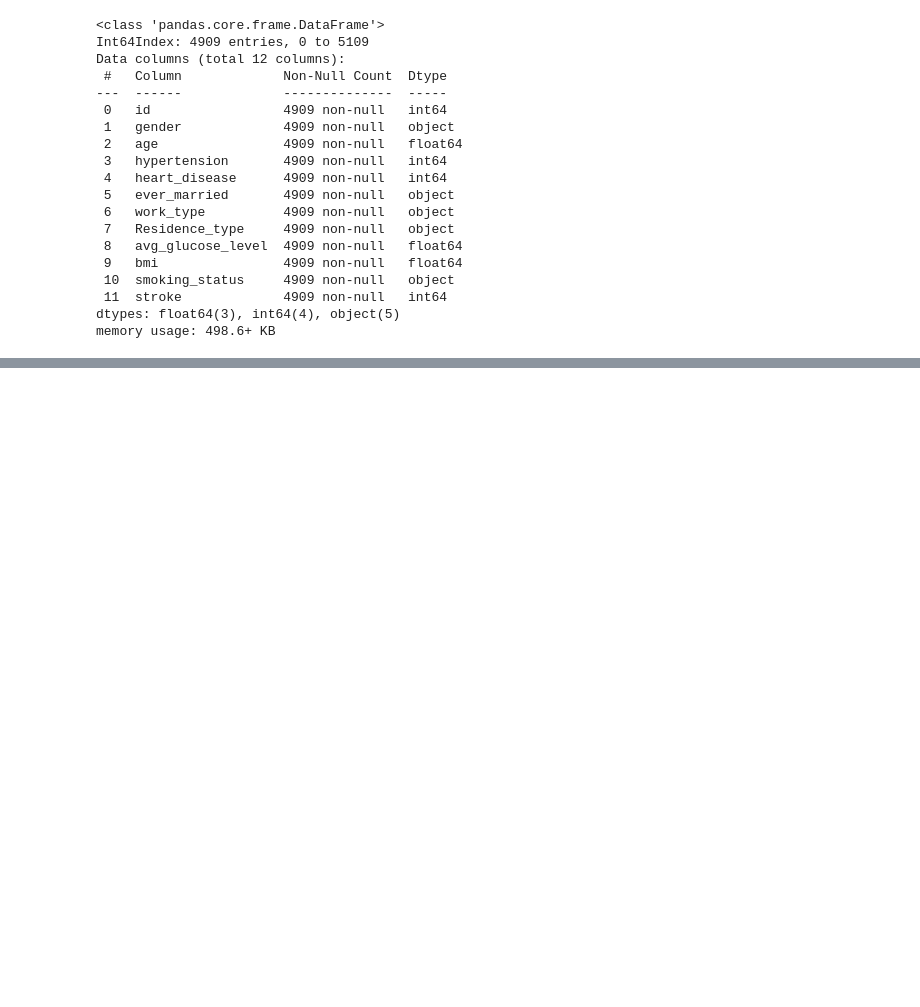
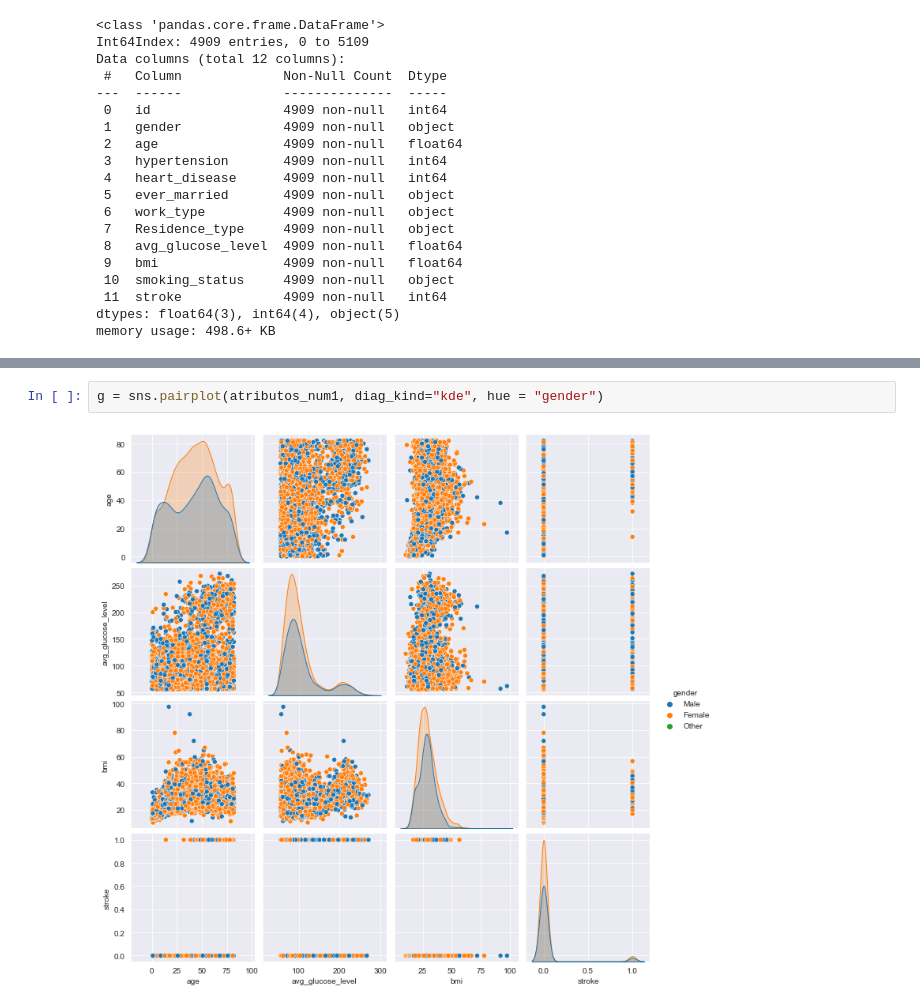
Before and after one commit to andresblnc/stroke_ml_prob, a Jupyter notebook: main.ipynb, the cells around one changed output, grey strips where cells are left out. Drawn from its saved outputs; the diff is of its cells as text; blank space fills up the shorter version.

```diff
--- a/main.ipynb
+++ b/main.ipynb
@@ -63,0 +91,4 @@ memory usage: 498.6+ KB
+# %%
+g = sns.pairplot(atributos_num1, diag_kind="kde", hue = "gender")
+# %% [output]
+[figure, added]
```
Also changed, not shown: parts of 13 cells of this notebook.
